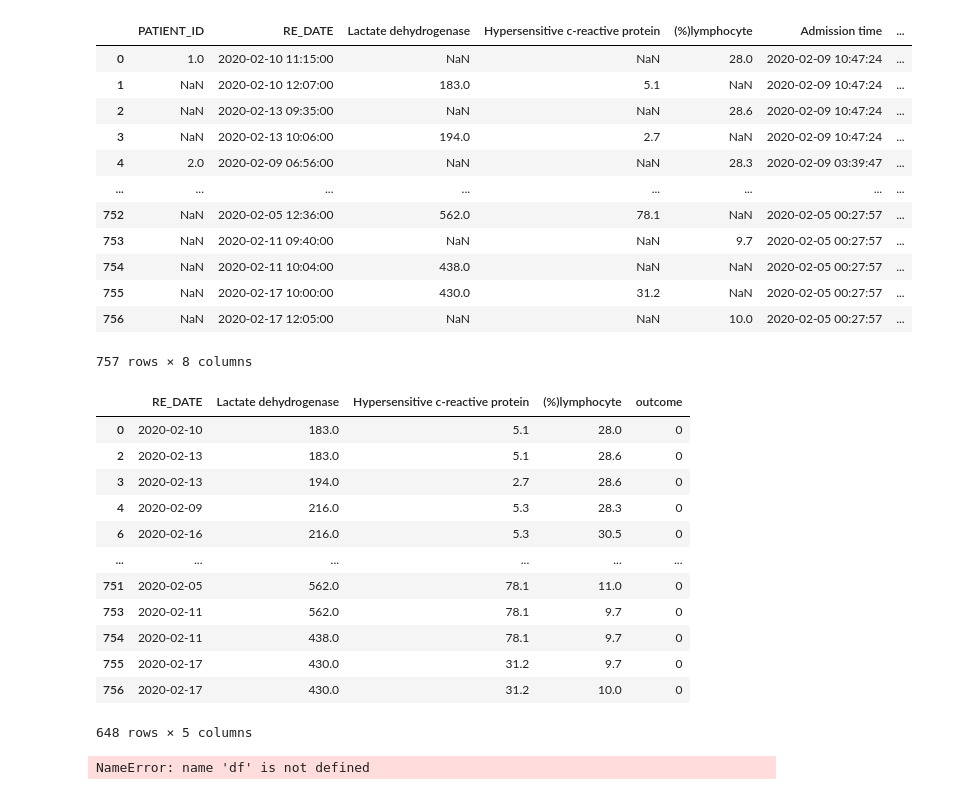
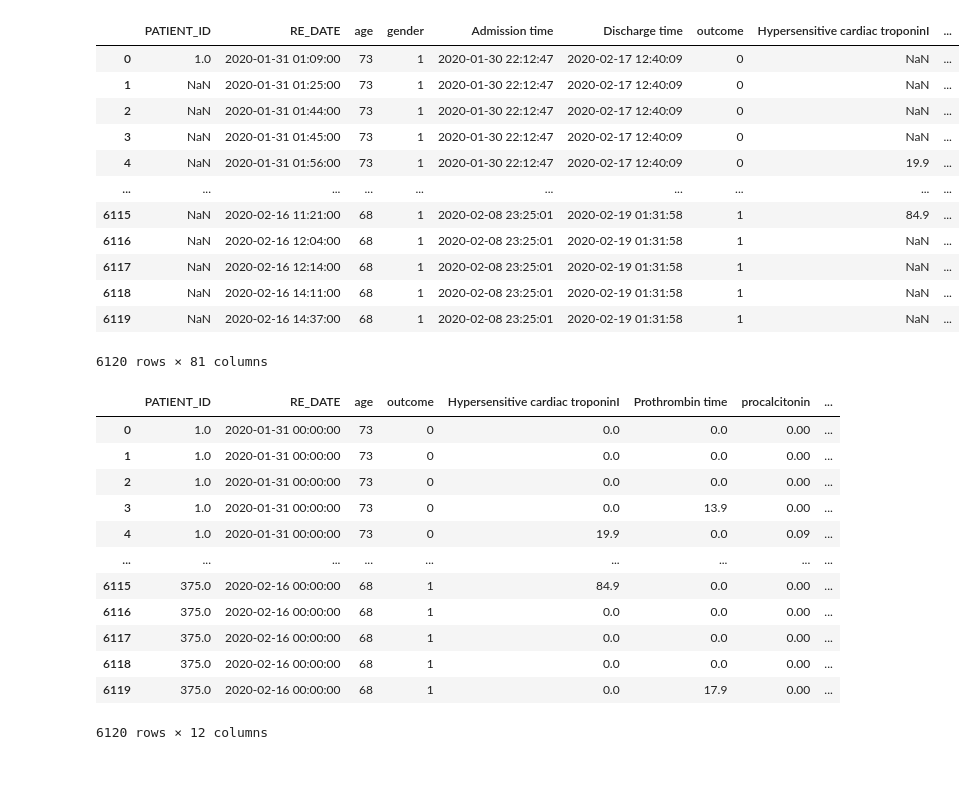
Before and after one commit to keshavblack123/Datascience-UT, a Jupyter notebook: DS Project/DS Project.ipynb, the cells around one changed output. Cells and saved outputs as stored; diff of their text form; code cells hidden in the pictures.

Commit message:
data cleaned

```diff
--- a/DS Project/DS Project.ipynb
+++ b/DS Project/DS Project.ipynb
@@ -6,53 +6,48 @@ from datetime import datetime
 sns.set(rc = {'figure.figsize':(16,9)}, font_scale = 1.5)
 # %%
 df_375 = pd.read_excel(io = "time_series_375_preprocess_en.xlsx")
-df_110 = pd.read_excel(io = "time_series_test_110_preprocess_en.xlsx")
+# df_110 = pd.read_excel(io = "time_series_test_110_preprocess_en.xlsx")
 
-df_110
+df_375
 # %% [output]
-|  | PATIENT_ID | RE_DATE | Lactate dehydrogenase | Hypersensitive c-reactive protein | (%)lymphocyte | Admission time | ... |
-| 0 | 1.0 | 2020-02-10 11:15:00 | NaN | NaN | 28.0 | 2020-02-09 10:47:24 | ... |
-| 1 | NaN | 2020-02-10 12:07:00 | 183.0 | 5.1 | NaN | 2020-02-09 10:47:24 | ... |
-| 2 | NaN | 2020-02-13 09:35:00 | NaN | NaN | 28.6 | 2020-02-09 10:47:24 | ... |
-| 3 | NaN | 2020-02-13 10:06:00 | 194.0 | 2.7 | NaN | 2020-02-09 10:47:24 | ... |
-| 4 | 2.0 | 2020-02-09 06:56:00 | NaN | NaN | 28.3 | 2020-02-09 03:39:47 | ... |
-| ... | ... | ... | ... | ... | ... | ... | ... |
-| 752 | NaN | 2020-02-05 12:36:00 | 562.0 | 78.1 | NaN | 2020-02-05 00:27:57 | ... |
-| 753 | NaN | 2020-02-11 09:40:00 | NaN | NaN | 9.7 | 2020-02-05 00:27:57 | ... |
-| 754 | NaN | 2020-02-11 10:04:00 | 438.0 | NaN | NaN | 2020-02-05 00:27:57 | ... |
-| 755 | NaN | 2020-02-17 10:00:00 | 430.0 | 31.2 | NaN | 2020-02-05 00:27:57 | ... |
-| 756 | NaN | 2020-02-17 12:05:00 | NaN | NaN | 10.0 | 2020-02-05 00:27:57 | ... |
+|  | PATIENT_ID | RE_DATE | age | gender | Admission time | Discharge time | outcome | Hypersensitive cardiac troponinI | ... |
+| 0 | 1.0 | 2020-01-31 01:09:00 | 73 | 1 | 2020-01-30 22:12:47 | 2020-02-17 12:40:09 | 0 | NaN | ... |
+| 1 | NaN | 2020-01-31 01:25:00 | 73 | 1 | 2020-01-30 22:12:47 | 2020-02-17 12:40:09 | 0 | NaN | ... |
+| 2 | NaN | 2020-01-31 01:44:00 | 73 | 1 | 2020-01-30 22:12:47 | 2020-02-17 12:40:09 | 0 | NaN | ... |
+| 3 | NaN | 2020-01-31 01:45:00 | 73 | 1 | 2020-01-30 22:12:47 | 2020-02-17 12:40:09 | 0 | NaN | ... |
+| 4 | NaN | 2020-01-31 01:56:00 | 73 | 1 | 2020-01-30 22:12:47 | 2020-02-17 12:40:09 | 0 | 19.9 | ... |
+| ... | ... | ... | ... | ... | ... | ... | ... | ... | ... |
+| 6115 | NaN | 2020-02-16 11:21:00 | 68 | 1 | 2020-02-08 23:25:01 | 2020-02-19 01:31:58 | 1 | 84.9 | ... |
+| 6116 | NaN | 2020-02-16 12:04:00 | 68 | 1 | 2020-02-08 23:25:01 | 2020-02-19 01:31:58 | 1 | NaN | ... |
+| 6117 | NaN | 2020-02-16 12:14:00 | 68 | 1 | 2020-02-08 23:25:01 | 2020-02-19 01:31:58 | 1 | NaN | ... |
+| 6118 | NaN | 2020-02-16 14:11:00 | 68 | 1 | 2020-02-08 23:25:01 | 2020-02-19 01:31:58 | 1 | NaN | ... |
+| 6119 | NaN | 2020-02-16 14:37:00 | 68 | 1 | 2020-02-08 23:25:01 | 2020-02-19 01:31:58 | 1 | NaN | ... |
-757 rows × 8 columns
+6120 rows × 81 columns
 # %%
 # Remove unwanted columns
-df_test = df_110.loc[:, ['PATIENT_ID', 'RE_DATE', 'Lactate dehydrogenase', 'Hypersensitive c-reactive protein', '(%)lymphocyte', 'outcome']]
+biomarkers = ['Hypersensitive cardiac troponinI', 'Prothrombin time', 'procalcitonin', '(%)lymphocyte', 'D-D dimer', 'Lactate dehydrogenase', 'Interleukin 6', 'Hypersensitive c-reactive protein']
+patient_data = ['PATIENT_ID', 'RE_DATE', 'age', 'outcome']
+df_test = df_375.loc[:, patient_data + biomarkers]
 
 # Remove the time element
 df_test['RE_DATE'] = df_test['RE_DATE'].dt.normalize()
 
 # Fill up empty patient IDs
 df_test['PATIENT_ID'] = df_test['PATIENT_ID'].ffill()
+df_test = df_test.fillna(0)
 
-df_grouped = df_test.groupby(['PATIENT_ID']).fillna(method="ffill").fillna(method="bfill").drop_duplicates()
-
-# df_grouped.first()
-display(df_grouped)
-# df_test
+df_test
 # %% [output]
-|  | RE_DATE | Lactate dehydrogenase | Hypersensitive c-reactive protein | (%)lymphocyte | outcome |
-| 0 | 2020-02-10 | 183.0 | 5.1 | 28.0 | 0 |
-| 2 | 2020-02-13 | 183.0 | 5.1 | 28.6 | 0 |
-| 3 | 2020-02-13 | 194.0 | 2.7 | 28.6 | 0 |
-| 4 | 2020-02-09 | 216.0 | 5.3 | 28.3 | 0 |
-| 6 | 2020-02-16 | 216.0 | 5.3 | 30.5 | 0 |
-| ... | ... | ... | ... | ... | ... |
-| 751 | 2020-02-05 | 562.0 | 78.1 | 11.0 | 0 |
-| 753 | 2020-02-11 | 562.0 | 78.1 | 9.7 | 0 |
-| 754 | 2020-02-11 | 438.0 | 78.1 | 9.7 | 0 |
-| 755 | 2020-02-17 | 430.0 | 31.2 | 9.7 | 0 |
-| 756 | 2020-02-17 | 430.0 | 31.2 | 10.0 | 0 |
+|  | PATIENT_ID | RE_DATE | age | outcome | Hypersensitive cardiac troponinI | Prothrombin time | procalcitonin | ... |
+| 0 | 1.0 | 2020-01-31 00:00:00 | 73 | 0 | 0.0 | 0.0 | 0.00 | ... |
+| 1 | 1.0 | 2020-01-31 00:00:00 | 73 | 0 | 0.0 | 0.0 | 0.00 | ... |
+| 2 | 1.0 | 2020-01-31 00:00:00 | 73 | 0 | 0.0 | 0.0 | 0.00 | ... |
+| 3 | 1.0 | 2020-01-31 00:00:00 | 73 | 0 | 0.0 | 13.9 | 0.00 | ... |
+| 4 | 1.0 | 2020-01-31 00:00:00 | 73 | 0 | 19.9 | 0.0 | 0.09 | ... |
+| ... | ... | ... | ... | ... | ... | ... | ... | ... |
+| 6115 | 375.0 | 2020-02-16 00:00:00 | 68 | 1 | 84.9 | 0.0 | 0.00 | ... |
+| 6116 | 375.0 | 2020-02-16 00:00:00 | 68 | 1 | 0.0 | 0.0 | 0.00 | ... |
+| 6117 | 375.0 | 2020-02-16 00:00:00 | 68 | 1 | 0.0 | 0.0 | 0.00 | ... |
+| 6118 | 375.0 | 2020-02-16 00:00:00 | 68 | 1 | 0.0 | 0.0 | 0.00 | ... |
+| 6119 | 375.0 | 2020-02-16 00:00:00 | 68 | 1 | 0.0 | 17.9 | 0.00 | ... |
-648 rows × 5 columns
+6120 rows × 12 columns
-# %%
-print(df.iloc[1,1].to_pydatetime())
-# %% [output]
-NameError: name 'df' is not defined
```
Also changed, not shown: parts of 3 cells of this notebook, 2 other files.
